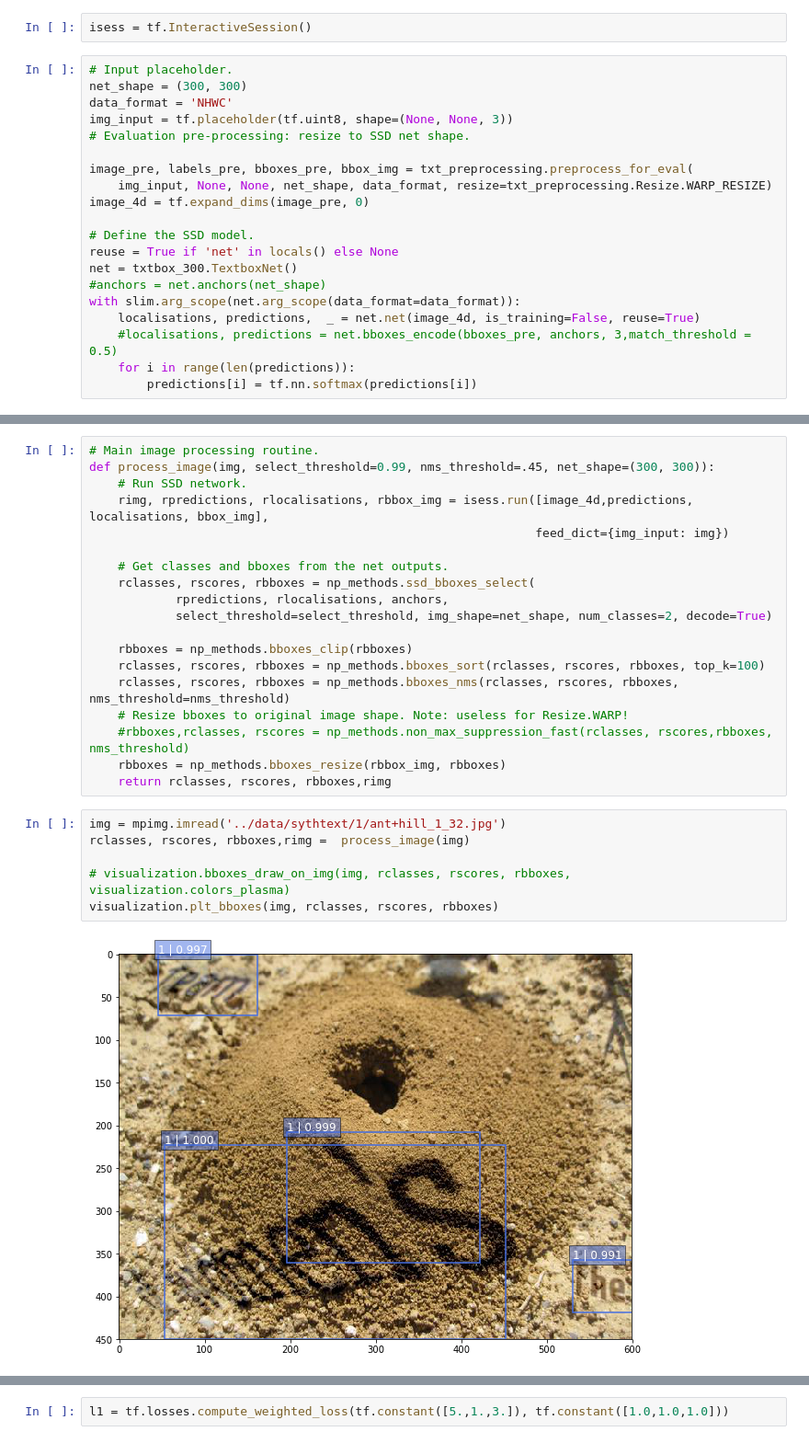
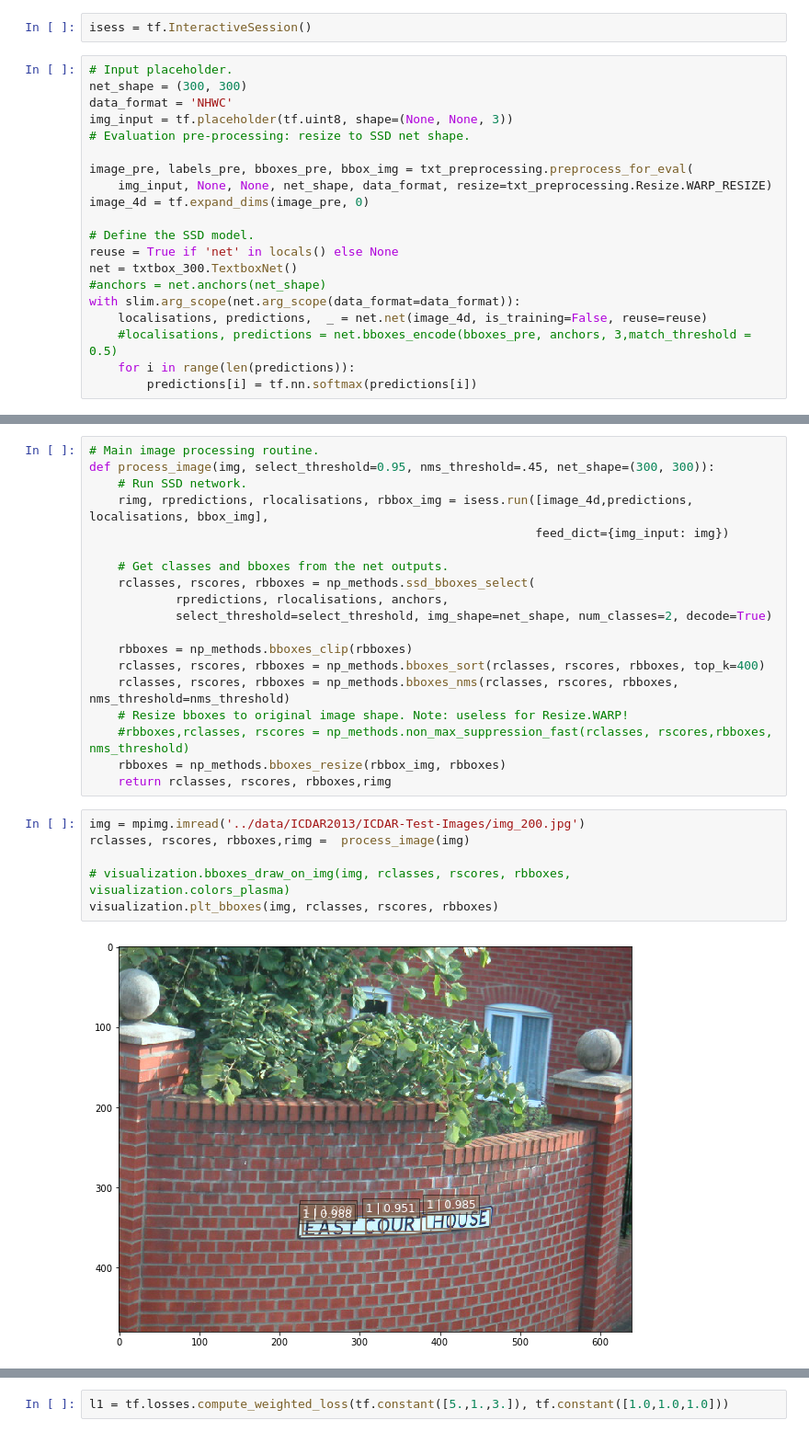
Before and after one commit to bindung/TextBoxes-TensorFlow, a Jupyter notebook: Notes/Textbox_eval.ipynb, the cells around one changed output, grey strips where cells are left out. Shown at 92% size. Cells and saved outputs as stored; diff of their text form.

```diff
--- a/Notes/Textbox_eval.ipynb
+++ b/Notes/Textbox_eval.ipynb
@@ -43,7 +43,7 @@ reuse = True if 'net' in locals() else None
 net = txtbox_300.TextboxNet()
 #anchors = net.anchors(net_shape)
 with slim.arg_scope(net.arg_scope(data_format=data_format)):
-    localisations, predictions,  _ = net.net(image_4d, is_training=False, reuse=True)
+    localisations, predictions,  _ = net.net(image_4d, is_training=False, reuse=reuse)
     #localisations, predictions = net.bboxes_encode(bboxes_pre, anchors, 3,match_threshold = 0.5)
     for i in range(len(predictions)):
         predictions[i] = tf.nn.softmax(predictions[i])
@@ -60,7 +60,7 @@ saver.restore(isess, '../checkpoints/model.ckpt-13667')
 anchors = net.anchors(net_shape)
 # %%
 # Main image processing routine.
-def process_image(img, select_threshold=0.99, nms_threshold=.45, net_shape=(300, 300)):
+def process_image(img, select_threshold=0.95, nms_threshold=.45, net_shape=(300, 300)):
     # Run SSD network.
     rimg, rpredictions, rlocalisations, rbbox_img = isess.run([image_4d,predictions, localisations, bbox_img],
                                                               feed_dict={img_input: img})
@@ -71,20 +71,20 @@ def process_image(img, select_threshold=0.99, nms_threshold=.45, net_shape=(300,
             select_threshold=select_threshold, img_shape=net_shape, num_classes=2, decode=True)
 
     rbboxes = np_methods.bboxes_clip(rbboxes)
-    rclasses, rscores, rbboxes = np_methods.bboxes_sort(rclasses, rscores, rbboxes, top_k=100)
+    rclasses, rscores, rbboxes = np_methods.bboxes_sort(rclasses, rscores, rbboxes, top_k=400)
     rclasses, rscores, rbboxes = np_methods.bboxes_nms(rclasses, rscores, rbboxes, nms_threshold=nms_threshold)
     # Resize bboxes to original image shape. Note: useless for Resize.WARP!
     #rbboxes,rclasses, rscores = np_methods.non_max_suppression_fast(rclasses, rscores,rbboxes, nms_threshold)
     rbboxes = np_methods.bboxes_resize(rbbox_img, rbboxes)
     return rclasses, rscores, rbboxes,rimg
 # %%
-img = mpimg.imread('../data/sythtext/1/ant+hill_1_32.jpg')
+img = mpimg.imread('../data/ICDAR2013/ICDAR-Test-Images/img_200.jpg')
 rclasses, rscores, rbboxes,rimg =  process_image(img)
 
 # visualization.bboxes_draw_on_img(img, rclasses, rscores, rbboxes, visualization.colors_plasma)
 visualization.plt_bboxes(img, rclasses, rscores, rbboxes)
 # %% [output]
-[figure, old version]
+[figure, new version]
 # %%
 rimg, rpredictions, rlocalisations, rbbox_img = isess.run([image_4d,predictions, localisations, bbox_img],
                                                               feed_dict={img_input: img})
```
Also changed, not shown: parts of 7 cells of this notebook, 7 other files.
